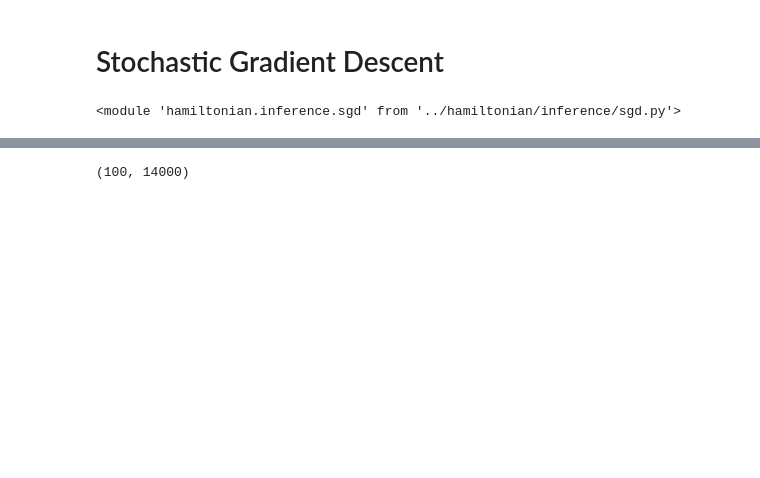
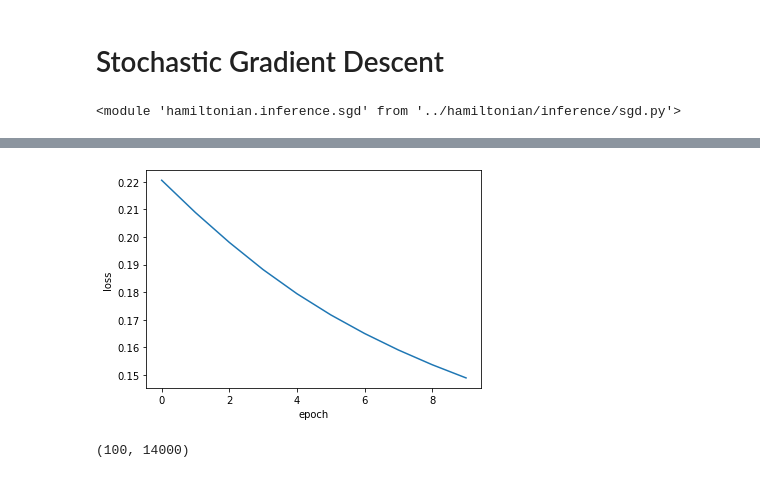
Before and after one commit to sherna90/mxprob, a Jupyter notebook: benchmarks/1.-mnist-softmax.ipynb, the cells around one changed output, grey strips where cells are left out. Cells and saved outputs as stored; diff of their text form; code cells hidden in the pictures; blank space fills up the shorter version.

```diff
--- a/benchmarks/1.-mnist-softmax.ipynb
+++ b/benchmarks/1.-mnist-softmax.ipynb
@@ -59,3 +61,12 @@ plt.show()
+# %%
+import matplotlib.pyplot as plt
+
+plt.plot(loss2)
+plt.xlabel('epoch')
+plt.ylabel('loss')
+plt.show()
+# %% [output]
+[figure, added]
 # %%
 y_pred=model.predict(par,nd.array(X_test,ctx=model_ctx))
 # %%
```
Also changed, not shown: parts of 17 cells of this notebook, 4 other files.
